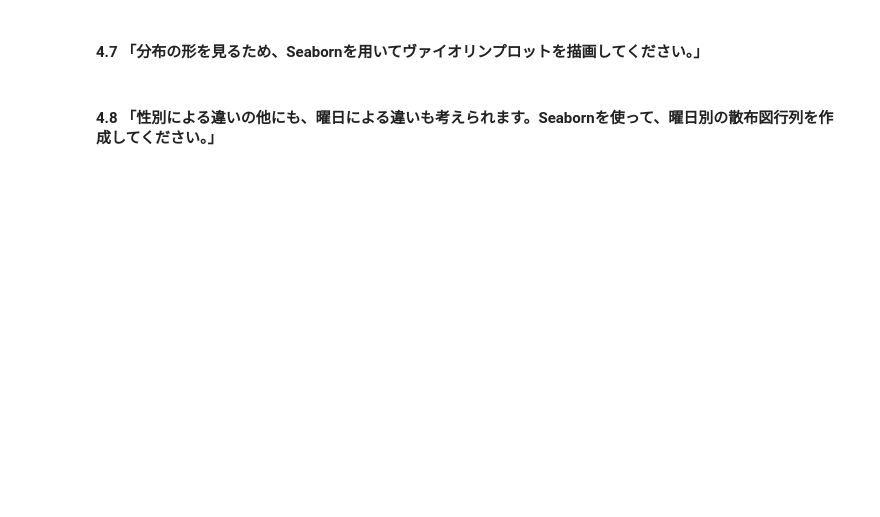
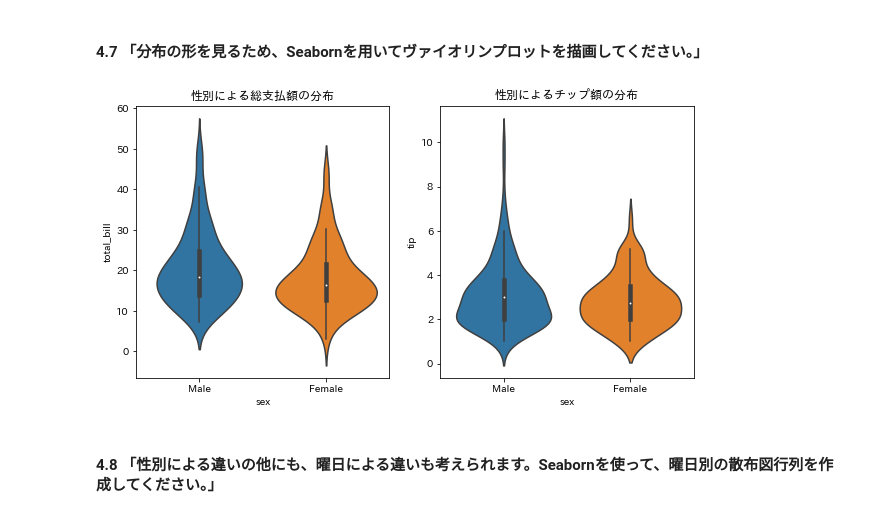
Before and after one commit to kaigitt/GoogleColab, a Jupyter notebook: matplotlib_editor_ipynb_のコピー.ipynb, the cells around one changed output. Cells and saved outputs as stored; diff of their text form; code cells hidden in the pictures; blank space fills up the shorter version.

```diff
--- a/matplotlib_editor_ipynb_のコピー.ipynb
+++ b/matplotlib_editor_ipynb_のコピー.ipynb
@@ -355,4 +369,15 @@ fig.show()
 # %% [markdown]
 #### 4.7 「分布の形を見るため、Seabornを用いてヴァイオリンプロットを描画してください。」
+# %%
+fig = plt.figure(figsize=(10, 5))
+ax_total = fig.add_subplot(121, title='性別による総支払額の分布')
+ax_tip = fig.add_subplot(122, title='性別によるチップ額の分布')
+
+sns.violinplot(x=tips['sex'], y=tips['total_bill'], ax=ax_total)
+sns.violinplot(x=tips['sex'], y=tips['tip'], ax=ax_tip)
+
+fig.show()
+# %% [output]
+[figure, added]
 # %% [markdown]
 #### 4.8 「性別による違いの他にも、曜日による違いも考えられます。Seabornを使って、曜日別の散布図行列を作成してください。」
```
Also changed, not shown: parts of 10 cells of this notebook.
